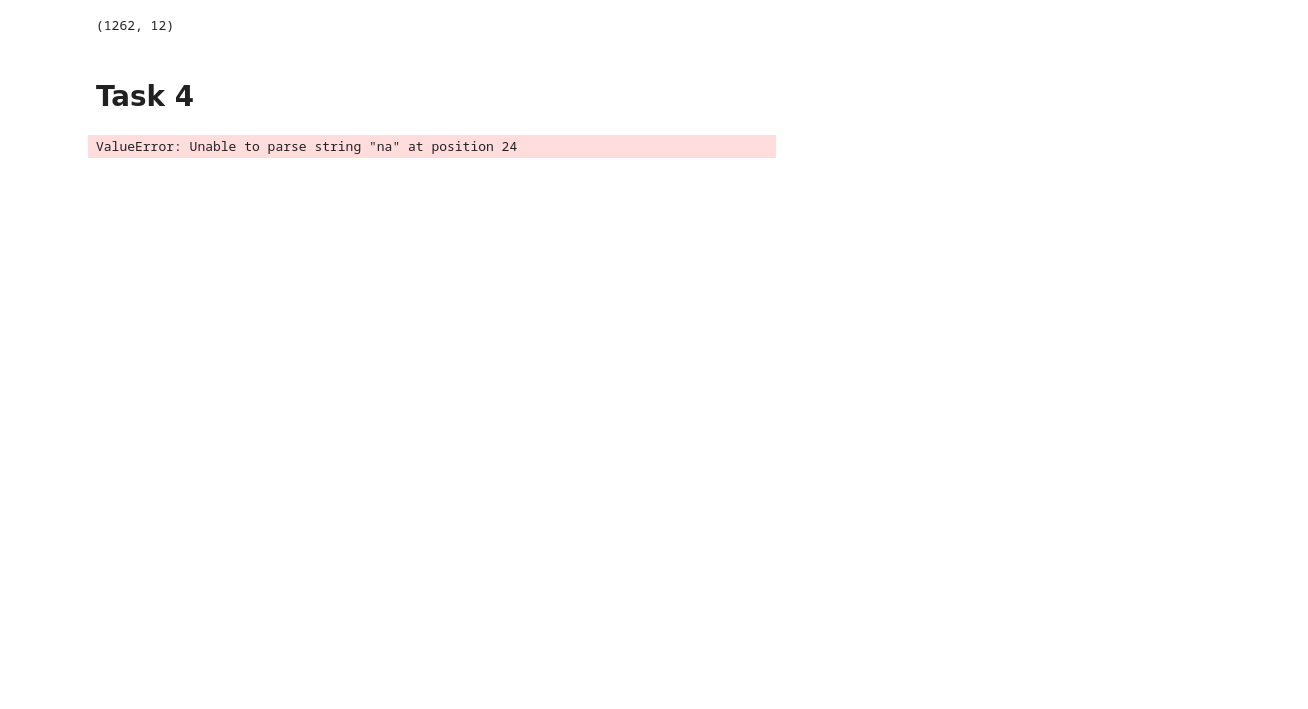
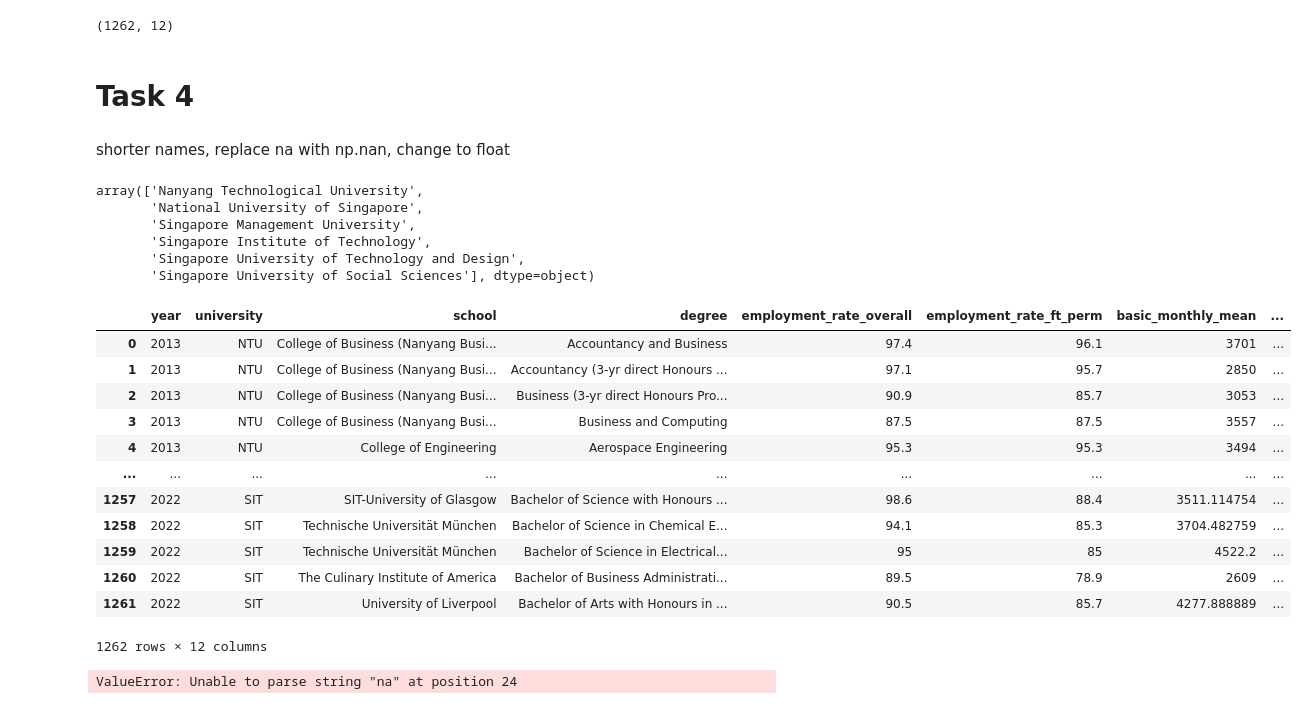
Before and after one commit to SPS-SP2273/learning-portfolio-2024-aug-gabriellemjyje, a Jupyter notebook: Application challenge.ipynb, the cells around one changed output. Saved outputs shown, nothing was run; the diff lists cells and outputs as text; code cells hidden in the pictures; blank space fills up the shorter version.

```diff
--- a/Application challenge.ipynb
+++ b/Application challenge.ipynb
@@ -64,6 +64,40 @@ df_employment.shape
 (1262, 12)
 # %% [markdown]
 # Task 4
+# %% [markdown]
+shorter names, replace na with np.nan, change to float
+# %%
+df_employment['university'].unique()
+# %% [output]
+array(['Nanyang Technological University',
+       'National University of Singapore',
+       'Singapore Management University',
+       'Singapore Institute of Technology',
+       'Singapore University of Technology and Design',
+       'Singapore University of Social Sciences'], dtype=object)
+# %%
+replace_info = {'Nanyang Technological University': 'NTU',
+       'National University of Singapore': 'NUS',
+       'Singapore Management University': 'SMU',
+       'Singapore Institute of Technology': 'SIT',
+       'Singapore University of Technology and Design': 'SUTD',
+       'Singapore University of Social Sciences': 'SUSS'}
+df_employment.replace(to_replace=replace_info, inplace=True)
+df_employment
+# %% [output]
+|  | year | university | school | degree | employment_rate_overall | employment_rate_ft_perm | basic_monthly_mean | ... |
+| 0 | 2013 | NTU | College of Business (Nanyang Busi... | Accountancy and Business | 97.4 | 96.1 | 3701 | ... |
+| 1 | 2013 | NTU | College of Business (Nanyang Busi... | Accountancy (3-yr direct Honours ... | 97.1 | 95.7 | 2850 | ... |
+| 2 | 2013 | NTU | College of Business (Nanyang Busi... | Business (3-yr direct Honours Pro... | 90.9 | 85.7 | 3053 | ... |
+| 3 | 2013 | NTU | College of Business (Nanyang Busi... | Business and Computing | 87.5 | 87.5 | 3557 | ... |
+| 4 | 2013 | NTU | College of Engineering | Aerospace Engineering | 95.3 | 95.3 | 3494 | ... |
+| ... | ... | ... | ... | ... | ... | ... | ... | ... |
+| 1257 | 2022 | SIT | SIT-University of Glasgow | Bachelor of Science with Honours ... | 98.6 | 88.4 | 3511.114754 | ... |
+| 1258 | 2022 | SIT | Technische Universität München | Bachelor of Science in Chemical E... | 94.1 | 85.3 | 3704.482759 | ... |
+| 1259 | 2022 | SIT | Technische Universität München | Bachelor of Science in Electrical... | 95 | 85 | 4522.2 | ... |
+| 1260 | 2022 | SIT | The Culinary Institute of America | Bachelor of Business Administrati... | 89.5 | 78.9 | 2609 | ... |
+| 1261 | 2022 | SIT | University of Liverpool | Bachelor of Arts with Honours in ... | 90.5 | 85.7 | 4277.888889 | ... |
+1262 rows × 12 columns
 # %%
 df_employment['basic_monthly_median'] = pd.to_numeric(df_employment['basic_monthly_median'])
 df_employment['basic_monthly_median'] = df_employment['basic_monthly_median'].astype(float)
```
